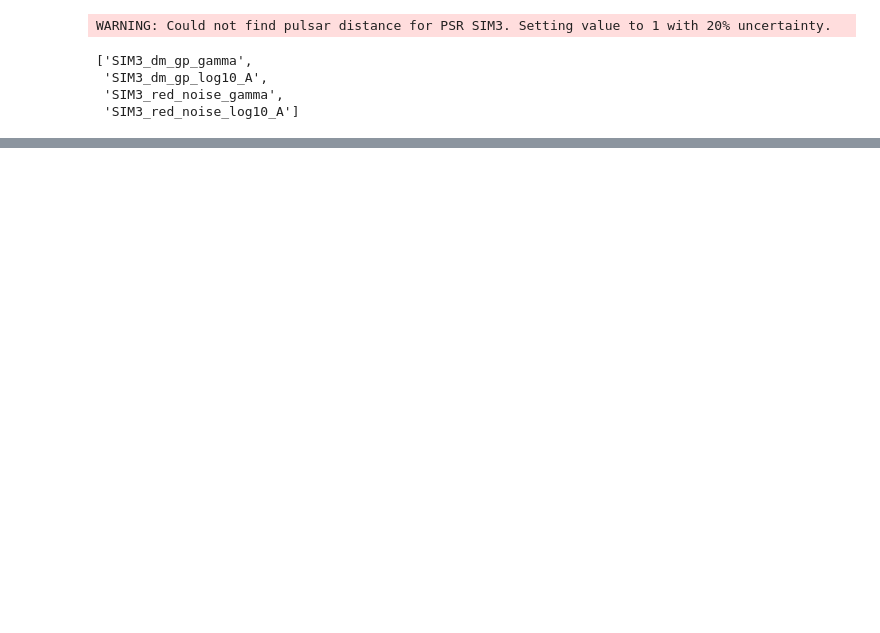
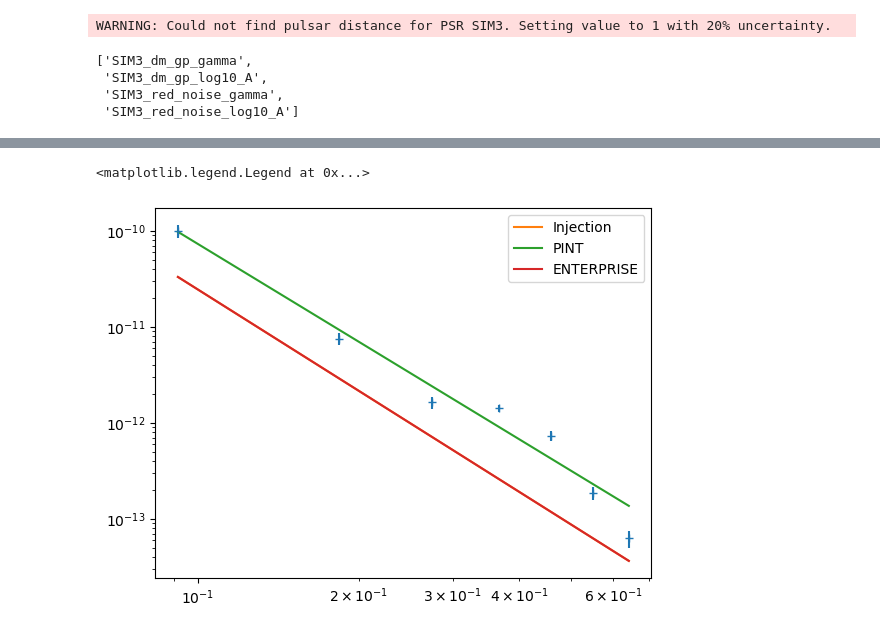
Before and after one commit to abhisrkckl/pint-noise, a Jupyter notebook: sim5-dmn-arn/Sim5-comparison.ipynb, the cells around one changed output, grey strips where cells are left out. Drawn from its saved outputs; the diff is of its cells as text; code cells hidden in the pictures; blank space fills up the shorter version.

```diff
--- a/sim5-dmn-arn/Sim5-comparison.ipynb
+++ b/sim5-dmn-arn/Sim5-comparison.ipynb
@@ -78,0 +80,2 @@ fig = corner.corner(
+# %%
+m, t = get_model_and_toas("sim5.wx.par", "sim5.tim")
@@ -78,0 +120,27 @@ fig = corner.corner(
+# %%
+scale = 1
+idxs = np.array(m.components["WaveX"].get_indices())
+ar = np.array([(scale*m[f"WXSIN_{idx:04d}"].quantity).to_value("s") for idx in idxs])
+dar = np.array([(scale*m[f"WXSIN_{idx:04d}"].uncertainty).to_value("s") for idx in idxs])
+br = np.array([(scale*m[f"WXCOS_{idx:04d}"].quantity).to_value("s") for idx in idxs])
+dbr = np.array([(scale*m[f"WXCOS_{idx:04d}"].uncertainty).to_value("s") for idx in idxs])
+fr = np.array([(m[f"WXFREQ_{idx:04d}"].quantity).to_value("1/year") for idx in idxs])
+
+Pr = (ar**2 + br**2) / 2
+dPr = ((ar*dar)**2 + (br*dbr)**2)**0.5
+
+Pr_pint = m_pint.components["PLRedNoise"].get_noise_weights(t)[::2]
+Pr_inj = m_inj.components["PLRedNoise"].get_noise_weights(t)[::2][:7]
+Pr_ent = m_ent.components["PLRedNoise"].get_noise_weights(t)[::2][:7]
+# %%
+plt.errorbar(fr, Pr, dPr, ls="", marker="+")
+plt.xscale("log")
+plt.yscale("log")
+
+plt.plot(fr, Pr_inj, label="Injection")
+plt.plot(fr, Pr_pint, label="PINT")
+plt.plot(fr, Pr_ent, label="ENTERPRISE")
+plt.legend()
+# %% [output]
+<matplotlib.legend.Legend at 0x...>
+[figure, added]
```
Also changed, not shown: parts of 16 cells of this notebook, 5 other files.
